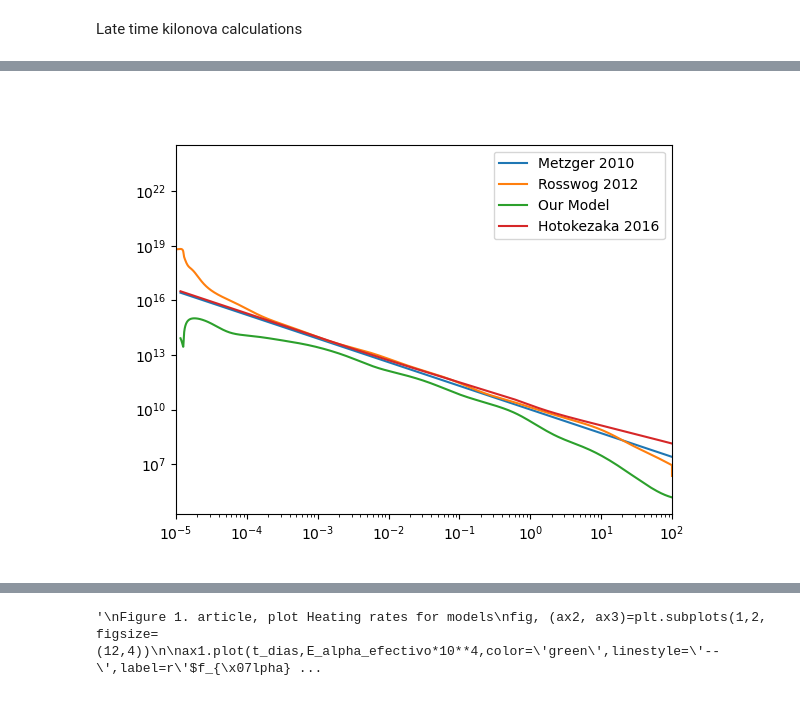
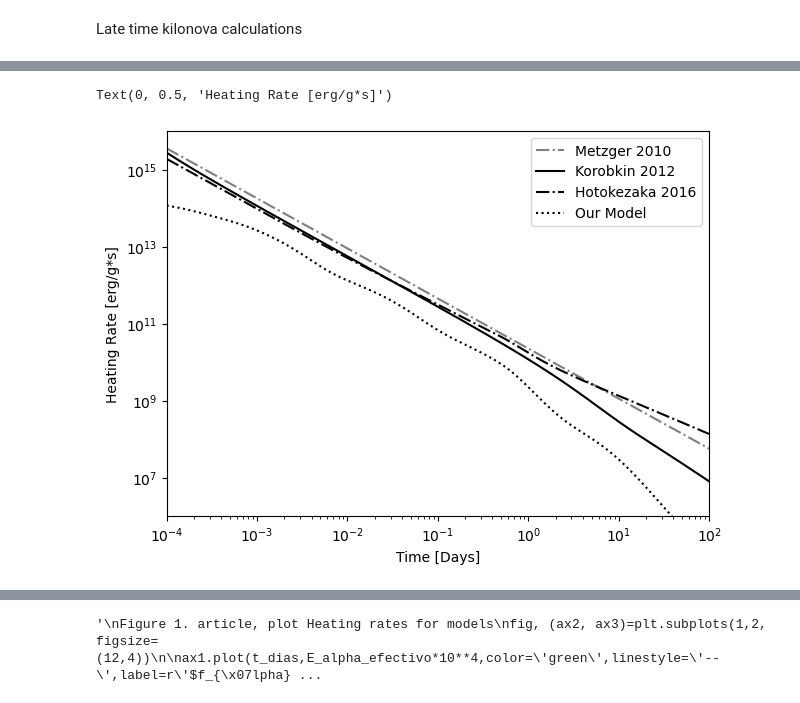
Before and after one commit to DiegoHp45/Kilonova, a Jupyter notebook: article_1.ipynb, the cells around one changed output, grey strips where cells are left out. Cells and saved outputs as stored; diff of their text form; code cells hidden in the pictures.

Commit message:
improvements on the heating rate from the literature

```diff
--- a/article_1.ipynb
+++ b/article_1.ipynb
@@ -240,23 +255,10 @@ plt.legend()
 # %%
 ''' Other Models for Heating Rate'''
 #Metzger 2010
-E_metzger=(10**10)*(t_dias)**(-1.3)
-
-
-#Rosswog 2012 whole simulation data
-
-datos_win=pd.read_csv(r'C:\Users\Diego_Hernandez\winnet\WinNet-master\WinNet-master\runs\Example_NSM_dyn_ejecta_rosswog_varios_t_sinalpha\generated_energy.dat',skiprows=2,names=['t','e','1','2' ,'3','4','5','6','7','8','9'], delim_whitespace=True)
-t_win=datos_win['t']/(60*60*24)
-f_gamma_win=1-np.exp(-(ty/t_win)**2)
-f_electrons_win=(1+t_win/tb)**(-1)
-f_beta_win=0.2*f_electrons_win+0.5*f_gamma_win
-f_alpha_win=(1+t_win/(3*tb))**(-1)
-E_beta_win=f_beta_win*datos_win['e']
-E_fiss_win=f_alpha_win*datos_win['9']
-E_korobkin_win=E_beta_win+E_fiss_win
+E_metzger=e_Metzger_th*(3*10**10)*(t_dias)**(-1.3)
 
 #aproximation
-#E_korobkin=(4*10**18)*(0.5-(1/np.pi)*np.arctan((t-1.3)/0.11))**(1.3)
+E_korobkin=e_th*(4*10**18)*(0.5-(1/np.pi)*np.arctan((t-1.3)/0.11))**(1.3)
 
 #Power Law Hotokezaka
 E_hoto_e=(4*10**9)*(t_dias)**(-1.3)
@@ -264,21 +266,22 @@ E_hoto_g=(8*10**9)*(t_dias)**(-1.3)
 E_hoto_a=(7*10**8)*(1/t_dias)*(XA/3e-2)
 E_hoto_f=(2*10**9)*(1/t_dias)*(XA/2e-2)
 E_Hoto=E_hoto_e+f_gamma*E_hoto_g+E_hoto_a+E_hoto_f
-# %%
-'''Figure 1. Our Heating rate compare to others models'''
-
-
-plt.figure()
-plt.plot(t_dias,E_metzger,label='Metzger 2010')
-plt.plot(t_win,E_korobkin_win,label='Rosswog 2012')
-plt.plot(t_dias,E_total_efectivo_erg,label='Our Model')
-plt.plot(t_dias,E_Hoto,label='Hotokezaka 2016')
-#plt.plot(t_dias,E_korobkin,label='Formula')
-plt.legend()
-plt.yscale('log')
-plt.xscale('log')
-plt.xlim(left=1e-5,right=100)
-
-plt.show()
-# %% [output]
-[figure, removed]
+# %%
+'''Figure 1. Our Heating rate compare to others models'''
+
+
+fig1 ,ax1 = plt.subplots(1,1,figsize=(7,5))
+ax1.plot(t_dias,E_metzger,label='Metzger 2010',linestyle='-.',color='black',alpha=0.5)
+ax1.plot(t_dias,E_korobkin,label='Korobkin 2012',linestyle='-',color='black')
+ax1.plot(t_dias,E_Hoto,label='Hotokezaka 2016',linestyle='-.',color='black')
+ax1.plot(t_dias,E_total_efectivo_erg,label='Our Model',linestyle=':',color='black')
+ax1.legend()
+ax1.set_yscale('log')
+ax1.set_xscale('log')
+ax1.set_xlim(left=1e-4,right=100)
+ax1.set_ylim(bottom=1e6,top=1e16)
+ax1.set_xlabel('Time [Days]')
+ax1.set_ylabel('Heating Rate [erg/g*s]')
+# %% [output]
+Text(0, 0.5, 'Heating Rate [erg/g*s]')
+[figure, added]
```
Also changed, not shown: parts of 10 cells of this notebook, 2 other files.
